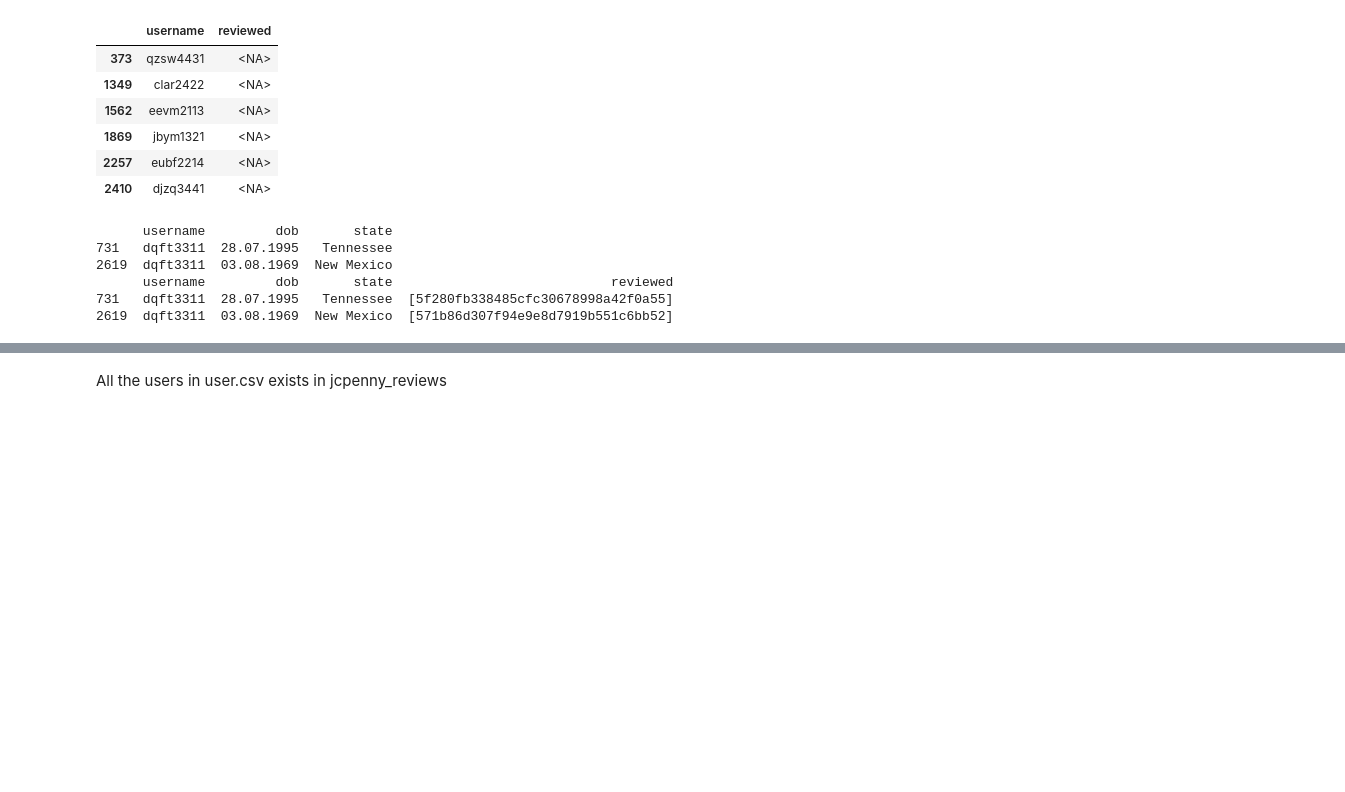
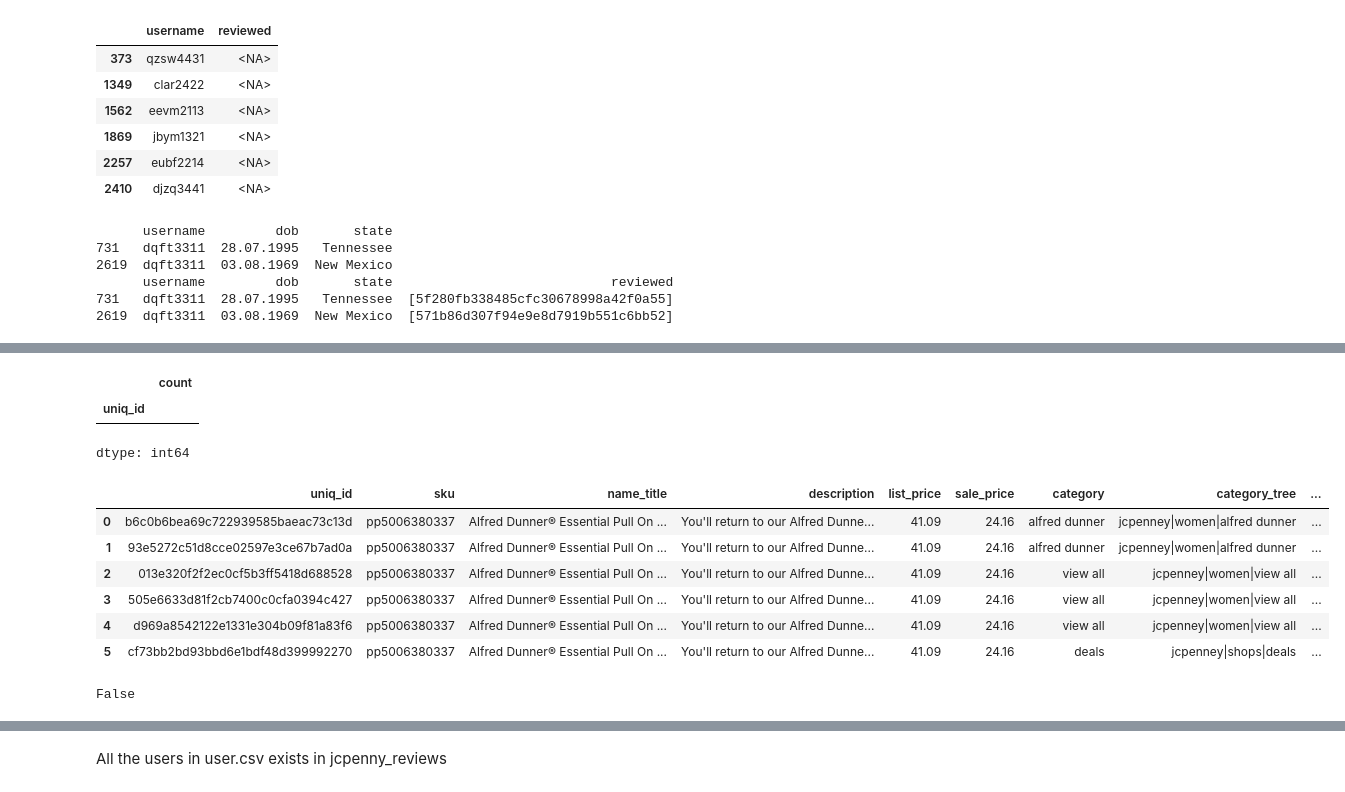
Before and after one commit to Malki9/3601763_BD2, a Jupyter notebook: 3601763_BD2.ipynb, the cells around one changed output, grey strips where cells are left out. Cells and saved outputs as stored; diff of their text form; code cells hidden in the pictures; blank space fills up the shorter version.

```diff
--- a/3601763_BD2.ipynb
+++ b/3601763_BD2.ipynb
@@ -311,0 +415,22 @@ jcpenney_reviewers = jcpenney_reviewers.drop_duplicates(subset='username', keep=
+# %%
+uniq_id_with_multiple_skus
+# %% [output]
+|  | count |
+| uniq_id |  |
+dtype: int64
+# %%
+# get the rows with sku = 'pp5006380337'
+jcpenney_products[jcpenney_products['sku'] == 'pp5006380337']
+# %% [output]
+|  | uniq_id | sku | name_title | description | list_price | sale_price | category | category_tree | ... |
+| 0 | b6c0b6bea69c722939585baeac73c13d | pp5006380337 | Alfred Dunner® Essential Pull On ... | You'll return to our Alfred Dunne... | 41.09 | 24.16 | alfred dunner | jcpenney|women|alfred dunner | ... |
+| 1 | 93e5272c51d8cce02597e3ce67b7ad0a | pp5006380337 | Alfred Dunner® Essential Pull On ... | You'll return to our Alfred Dunne... | 41.09 | 24.16 | alfred dunner | jcpenney|women|alfred dunner | ... |
+| 2 | 013e320f2f2ec0cf5b3ff5418d688528 | pp5006380337 | Alfred Dunner® Essential Pull On ... | You'll return to our Alfred Dunne... | 41.09 | 24.16 | view all | jcpenney|women|view all | ... |
+| 3 | 505e6633d81f2cb7400c0cfa0394c427 | pp5006380337 | Alfred Dunner® Essential Pull On ... | You'll return to our Alfred Dunne... | 41.09 | 24.16 | view all | jcpenney|women|view all | ... |
+| 4 | d969a8542122e1331e304b09f81a83f6 | pp5006380337 | Alfred Dunner® Essential Pull On ... | You'll return to our Alfred Dunne... | 41.09 | 24.16 | view all | jcpenney|women|view all | ... |
+| 5 | cf73bb2bd93bbd6e1bdf48d399992270 | pp5006380337 | Alfred Dunner® Essential Pull On ... | You'll return to our Alfred Dunne... | 41.09 | 24.16 | deals | jcpenney|shops|deals | ... |
+# %%
+# check sku in products dataframe is unique
+products['sku'].is_unique
+# %% [output]
+False
```
Also changed, not shown: parts of 17 cells of this notebook.
